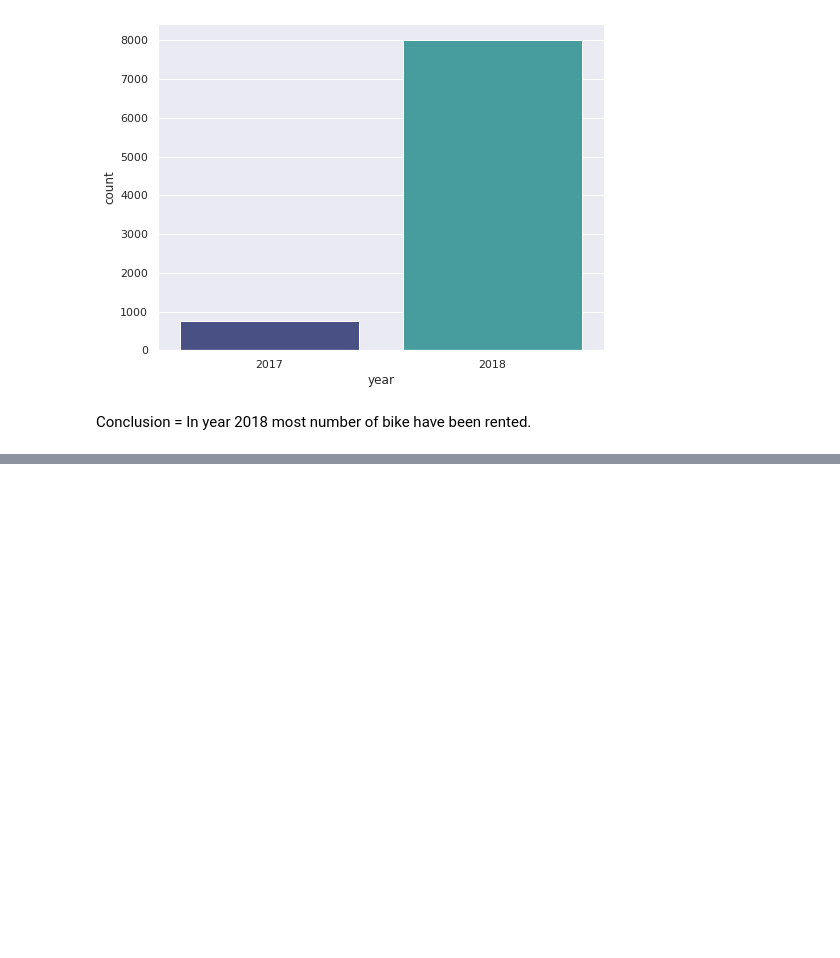
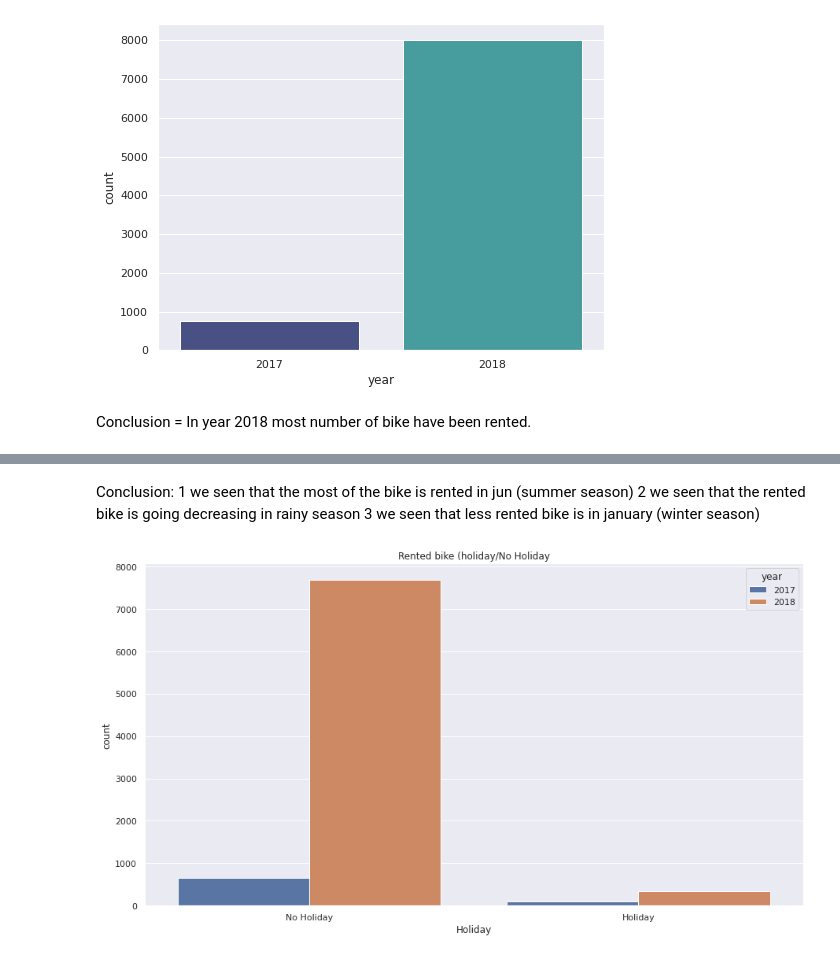
Before and after one commit to machave11/Bike-Sharing-Demand, a Jupyter notebook: Nikhil_Machave_Bike_Sharing_Demand_Prediction_Capstone_Project.ipynb, the cells around one changed output, grey strips where cells are left out. Drawn from its saved outputs; the diff is of its cells as text; code cells hidden in the pictures; blank space fills up the shorter version.

```diff
--- a/Nikhil_Machave_Bike_Sharing_Demand_Prediction_Capstone_Project.ipynb
+++ b/Nikhil_Machave_Bike_Sharing_Demand_Prediction_Capstone_Project.ipynb
@@ -243,0 +253,10 @@ Conclusion = In year 2018 most number of bike have been rented.
+# %% [markdown]
+Conclusion: 1 we seen that the most of the bike is rented in jun (summer season) 2 we seen that the rented bike is going decreasing in rainy season 3 we seen that less rented bike is in january (winter season)
+# %%
+# rented bike on holidays
+plt.figure(figsize=(15,8))
+sns.countplot(x='Holiday', hue='year', data= bike_df)
+plt.title('Rented bike (holiday/No Holiday')
+plt.show()
+# %% [output]
+[figure, added]
```
Also changed, not shown: parts of 37 cells of this notebook.
